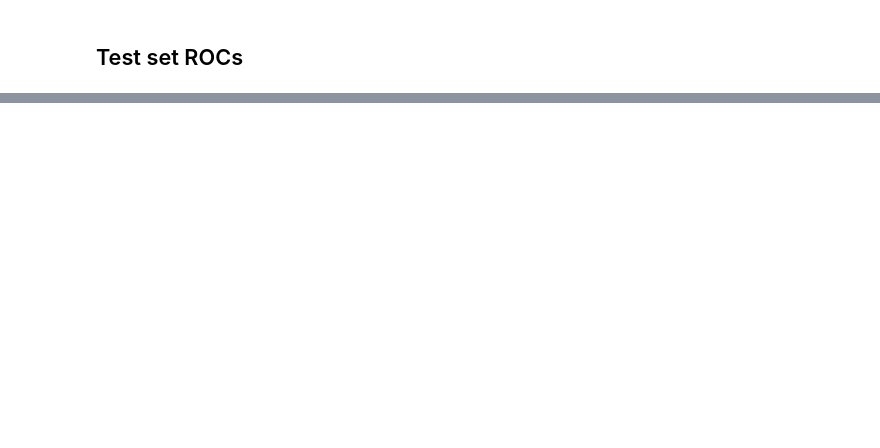
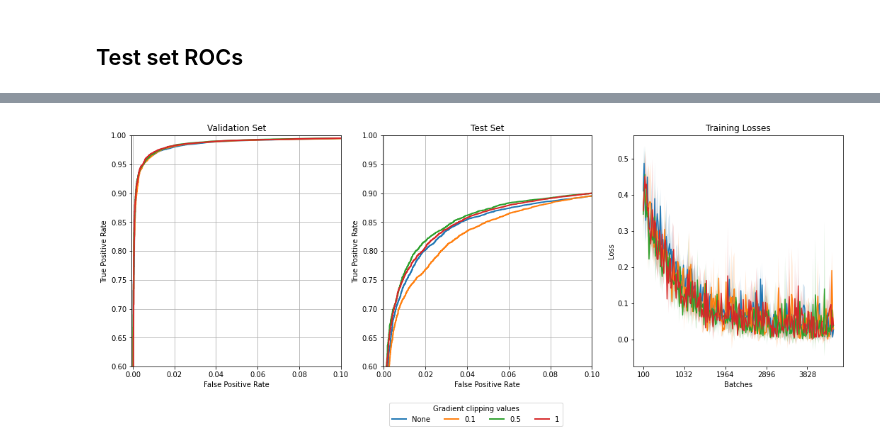
Before and after one commit to dtrizna/nebula, a Jupyter notebook: evaluation/crossValidation/Transformer_Engineering/grad_clip_limit_None_1677328633/results_roc.ipynb, the cells around one changed output, grey strips where cells are left out. Drawn from its saved outputs; the diff is of its cells as text; code cells hidden in the pictures; blank space fills up the shorter version.

```diff
--- a/evaluation/crossValidation/Transformer_Engineering/grad_clip_limit_None_1677328633/results_roc.ipynb
+++ b/evaluation/crossValidation/Transformer_Engineering/grad_clip_limit_None_1677328633/results_roc.ipynb
@@ -168,0 +118,28 @@ report_metrics(base_fpr, tprs_mean, tprs_std, metrics)
+# %%
+import matplotlib.pyplot as plt
+
+fig, axs = plt.subplots(1, 3, figsize=(18, 6))
+for key in tprs_mean_val:
+    if key == 0.01:
+        continue
+    plot_roc_curve(base_fpr_val, tprs_mean_val[key], model_name=key, ax=axs[0], ylim=[0.6,1], xlim=[-0.0005, 0.1])
+    plot_roc_curve(base_fpr, tprs_mean[key], model_name=key, ax=axs[1], ylim=[0.6,1], xlim=[-0.0005, 0.1])
+
+axs[0].set_title("Validation Set")
+axs[1].set_title("Test Set")
+#[ax.legend(loc="lower right", title="Learning rate") for ax in axs[0:2]]
+[ax.set_ylabel("True Positive Rate") for ax in axs[0:2]]
+[ax.set_xlabel("False Positive Rate") for ax in axs[0:2]]
+[ax.grid() for ax in axs[0:2]]
+
+plot_losses(RUN_TYPES, ax=axs[2], skip_types=[])
+#axs[2].legend(loc='upper right', title="Learning rate")
+axs[2].set_title("Training Losses")
+
+# make one common legend below the plots so it does not overlap with the plots
+handles, labels = axs[0].get_legend_handles_labels()
+fig.legend(handles, labels, loc='lower center', ncol=5, title=RUN_NAME.capitalize(), bbox_to_anchor=(0.5, -0.08))
+
+_ = fig.savefig(os.path.join(REPO_ROOT, "img", f"results_{'_'.join(RUN_NAME.split(' '))}.png"), dpi=300, bbox_inches='tight')
+# %% [output]
+[figure, added]
```
Also changed, not shown: parts of 7 cells of this notebook, 49 other files.
